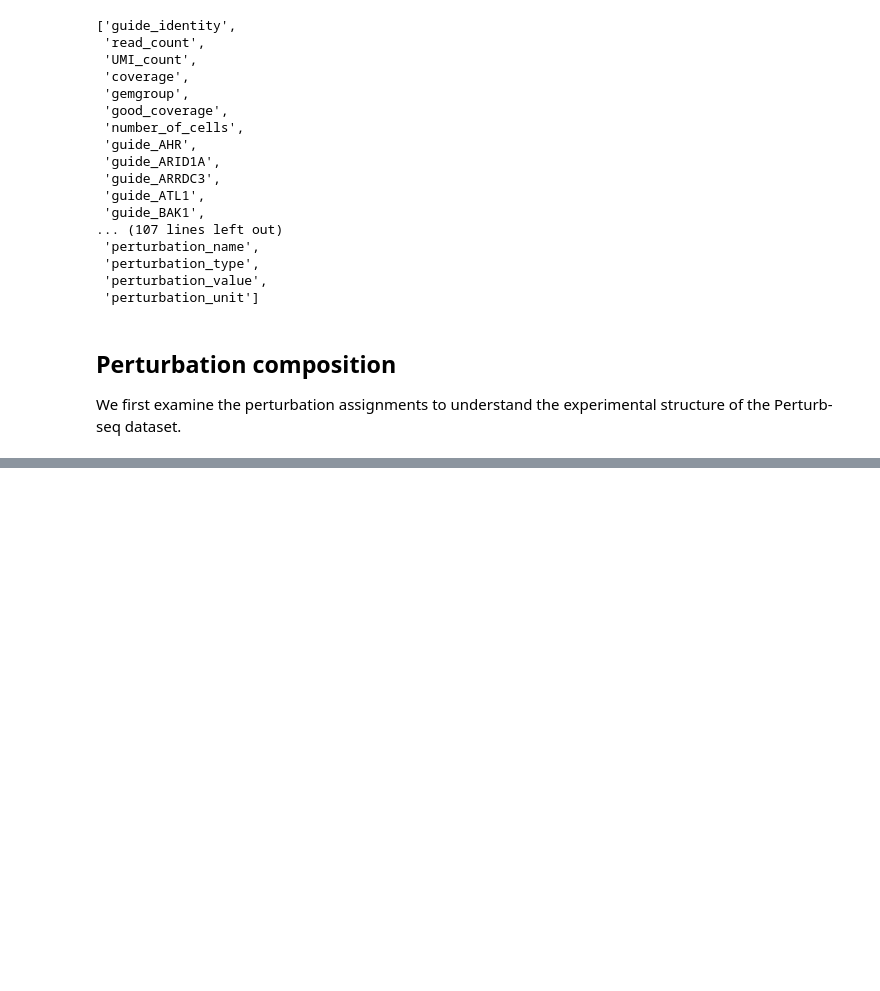
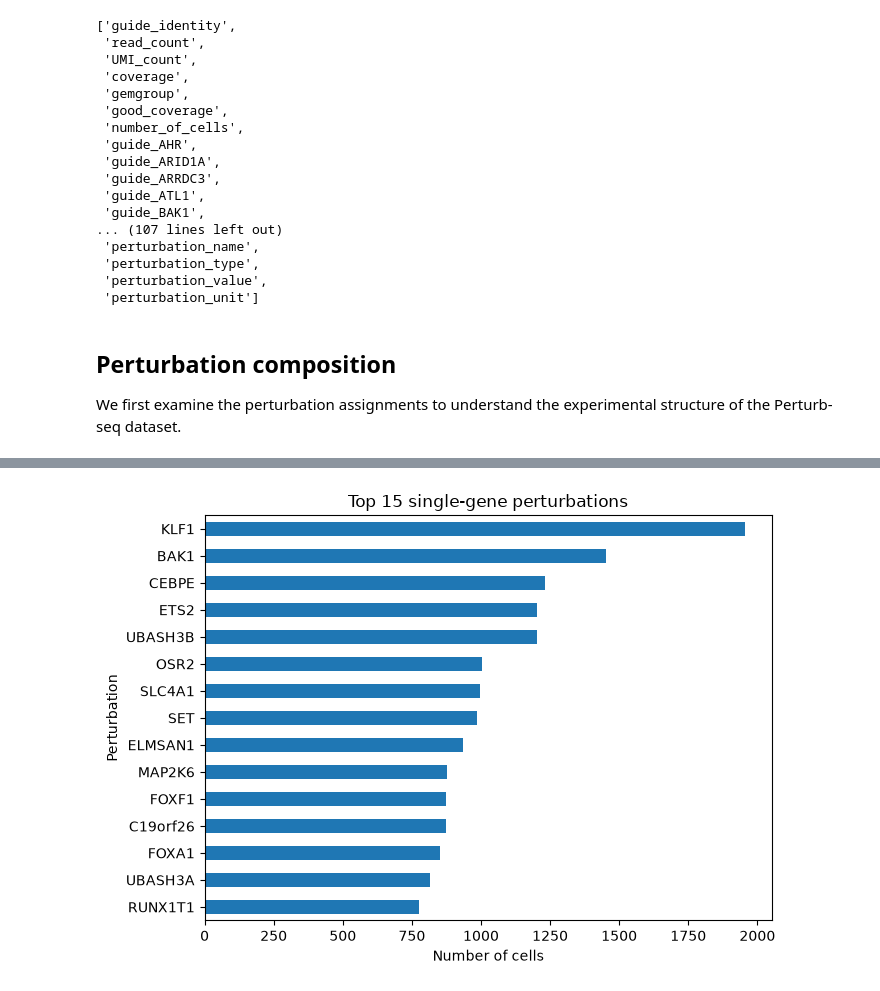
Before and after one commit to miketuoba/mini-perturbseq, a Jupyter notebook: notebooks/01_explore_dataset.ipynb, the cells around one changed output, grey strips where cells are left out. Drawn from its saved outputs; the diff is of its cells as text; code cells hidden in the pictures; blank space fills up the shorter version.

Commit message:
Explore perturbation composition in Norman dataset

```diff
--- a/notebooks/01_explore_dataset.ipynb
+++ b/notebooks/01_explore_dataset.ipynb
@@ -89,0 +115,14 @@ print("Double-perturbation cells:", n_double)
+# %%
+def classify_perturbation(name):
+    if name == "control":
+        return "control"
+    elif "+" in name:
+        return "double"
+    else:
+        return "single"
+
+adata.obs["perturbation_class"] = (
+    adata.obs["perturbation_name"]
+    .astype(str)
+    .apply(classify_perturbation)
+)
@@ -89,0 +154,9 @@ print("Double-perturbation cells:", n_double)
+# %%
+single_mask = adata.obs["perturbation_class"] == "single"
+
+single_counts = (
+    adata.obs.loc[single_mask, "perturbation_name"]
+    .value_counts()
+)
+
+single_counts.head(20)
@@ -89,0 +215,16 @@ print("Double-perturbation cells:", n_double)
+# %%
+top15 = single_counts.head(15)
+
+ax = top15.sort_values().plot(
+    kind="barh",
+    figsize=(7, 5)
+)
+
+ax.set_xlabel("Number of cells")
+ax.set_ylabel("Perturbation")
+ax.set_title("Top 15 single-gene perturbations")
+
+plt.tight_layout()
+plt.show()
+# %% [output]
+[figure, added]
```
Also changed, not shown: parts of 11 cells of this notebook.
